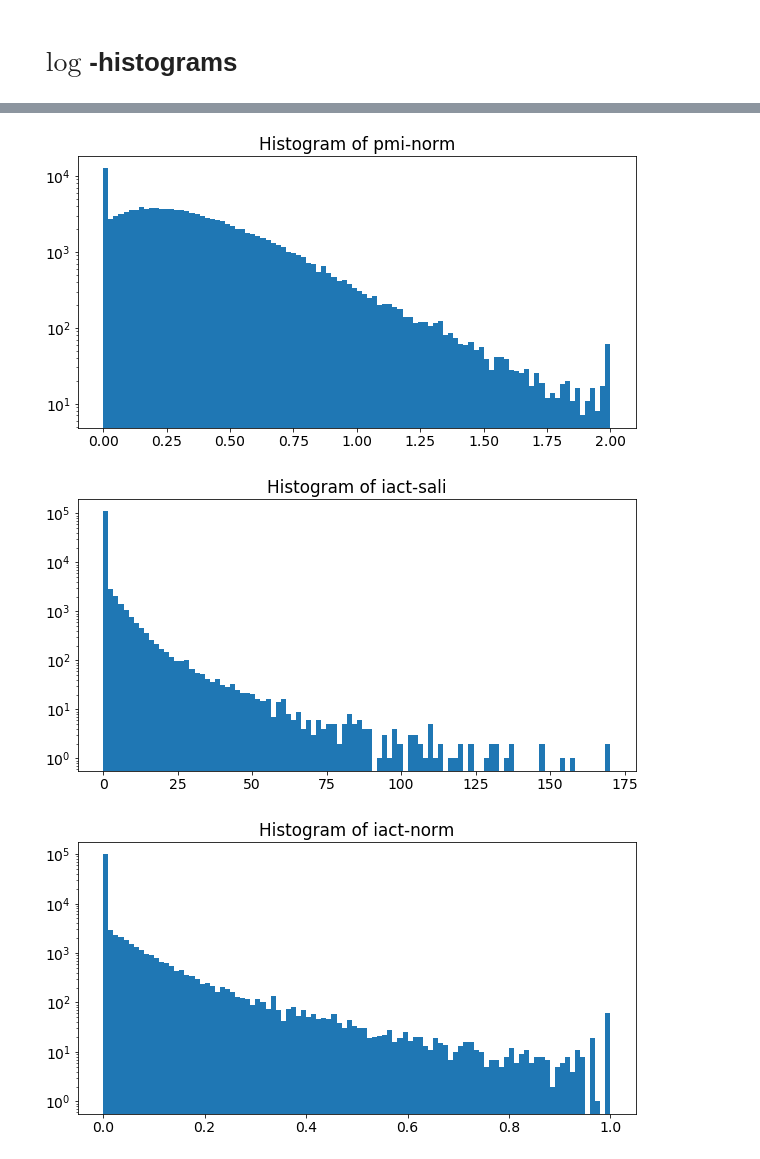
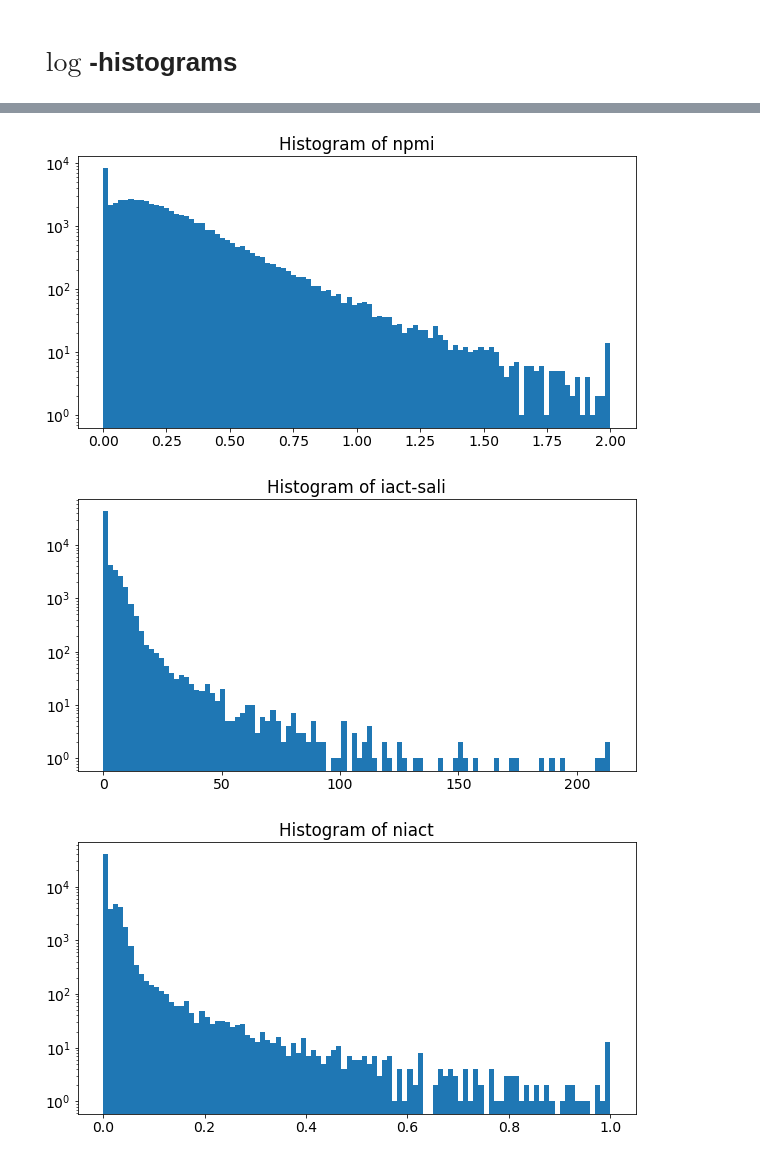
Before and after one commit to makrai/verb-tensor, a Jupyter notebook: weight_distri.ipynb, the cells around one changed output, grey strips where cells are left out. Drawn from its saved outputs; the diff is of its cells as text; code cells hidden in the pictures.

```diff
--- a/weight_distri.ipynb
+++ b/weight_distri.ipynb
@@ -9,3 +10,6 @@ from tikzplotlib import save as tikz_save
 Populating the interactive namespace from numpy and matplotlib
 `%matplotlib` prevents importing * from pylab and numpy
   "\n`%matplotlib` prevents importing * from pylab and numpy"
+# %%
+config = configparser.ConfigParser()
+config.read('config.ini')
@@ -19,11 +23,11 @@ matplotlib.rcParams.update({'font.size': 14})
 # %%
 from eval_tensor import consistent_name_d
 # %%
-df = pd.read_pickle(config['DEFAULT']['ProjectDirectory']+'dataframe/assoc0to4.pkl')
+df = pd.read_pickle(config['DEFAULT']['ProjectDirectory']+'dataframe/assoc.pkl')
 # %%
 df = df.sample(frac=.01)
 # %%
-df.rename(columns=consistent_name_d, inplace=True)
+#df.rename(columns=consistent_name_d, inplace=True)
 # %%
 df.columns
 # %% [output]
@@ -113,12 +117,12 @@ hist_and_save('pmi_sali')
 # %%
-hist_and_save('pmi_norm')
+hist_and_save('npmi')
 # %% [output]
-[figure, old version]
+[figure, new version]
 # %%
 hist_and_save('iact_sali')
 # %% [output]
-[figure, old version]
+[figure, new version]
 # %%
-hist_and_save('iact_norm')
+hist_and_save('niact')
 # %% [output]
-[figure, old version]
+[figure, new version]
```
Also changed, not shown: parts of 17 cells of this notebook.
